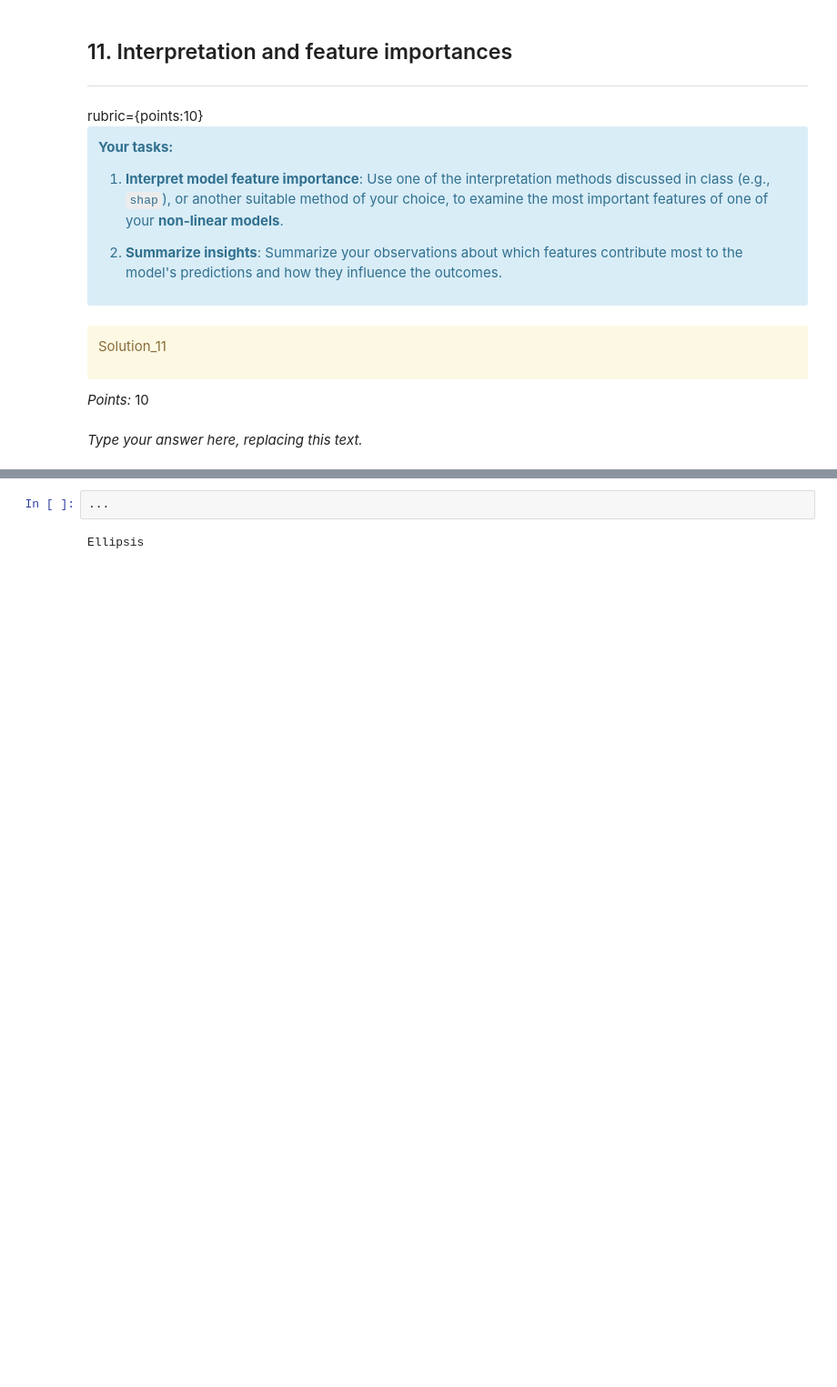
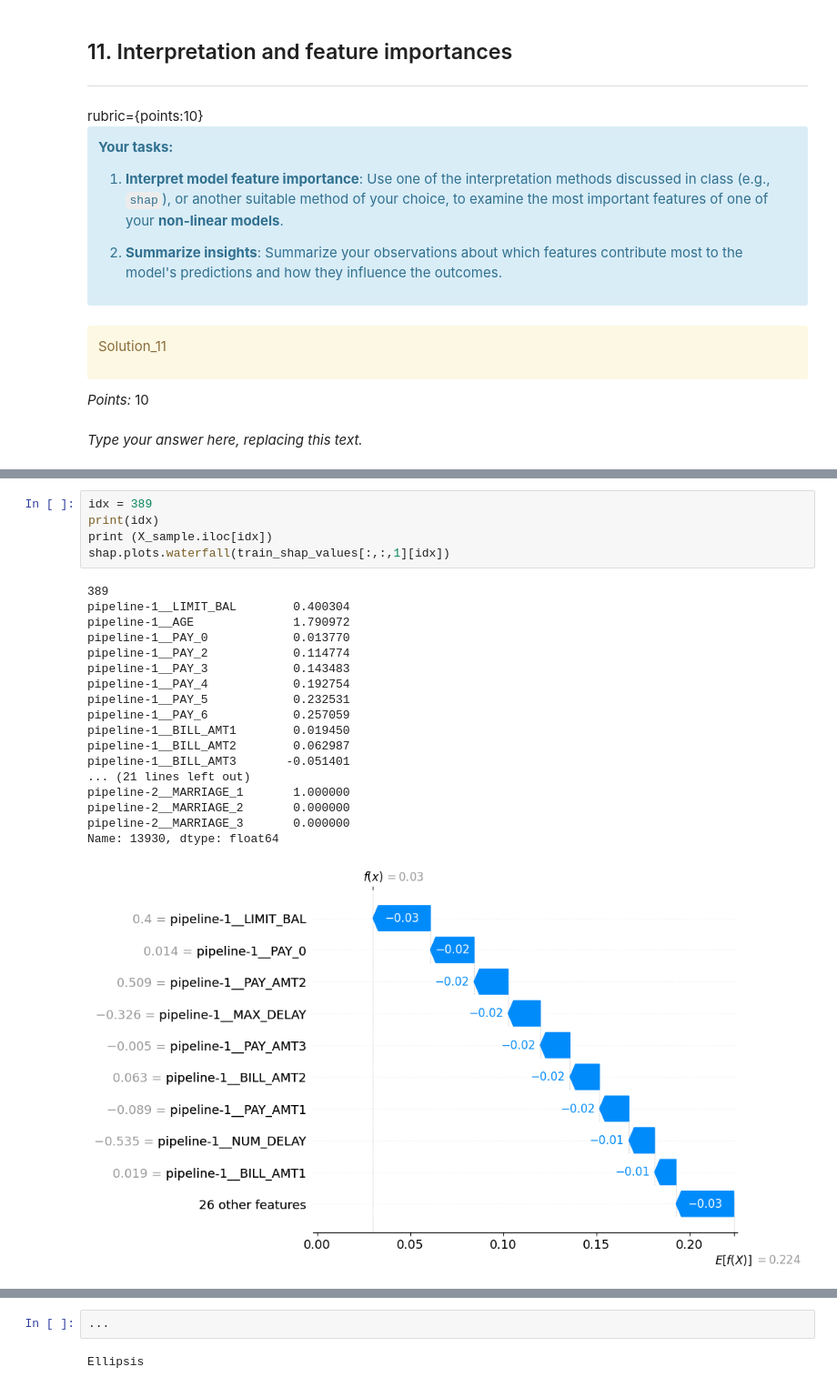
Before and after one commit to angshe/330hw5, a Jupyter notebook: hw5.ipynb, the cells around one changed output, grey strips where cells are left out. Shown at 91% size. Saved outputs shown, nothing was run; the diff lists cells and outputs as text; blank space fills up the shorter version.

```diff
--- a/hw5.ipynb
+++ b/hw5.ipynb
@@ -1432,0 +1458,24 @@ Ellipsis
+# %%
+idx = 389
+print(idx)
+print (X_sample.iloc[idx])
+shap.plots.waterfall(train_shap_values[:,:,1][idx])
+# %% [output]
+389
+pipeline-1__LIMIT_BAL        0.400304
+pipeline-1__AGE              1.790972
+pipeline-1__PAY_0            0.013770
+pipeline-1__PAY_2            0.114774
+pipeline-1__PAY_3            0.143483
+pipeline-1__PAY_4            0.192754
+pipeline-1__PAY_5            0.232531
+pipeline-1__PAY_6            0.257059
+pipeline-1__BILL_AMT1        0.019450
+pipeline-1__BILL_AMT2        0.062987
+pipeline-1__BILL_AMT3       -0.051401
+... (21 lines left out)
+pipeline-2__MARRIAGE_1       1.000000
+pipeline-2__MARRIAGE_2       0.000000
+pipeline-2__MARRIAGE_3       0.000000
+Name: 13930, dtype: float64
+[figure, added]
```
Also changed, not shown: parts of 10 cells of this notebook.
